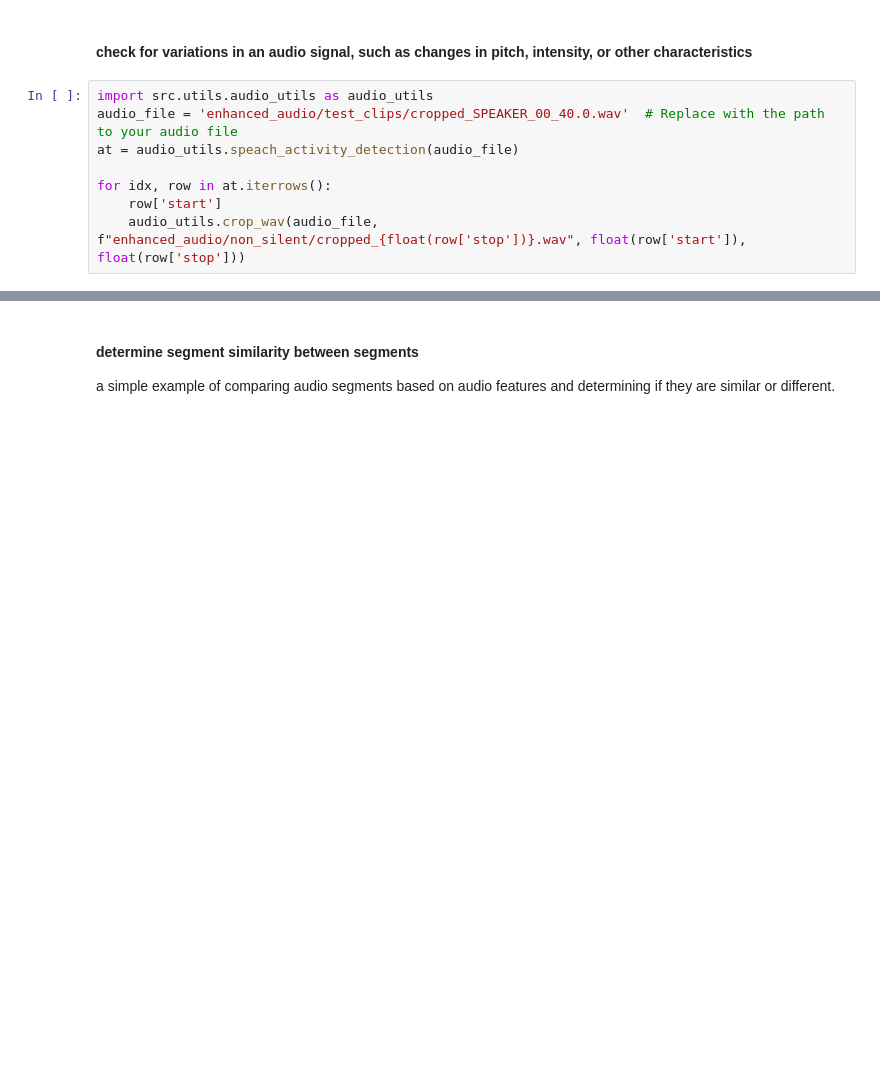
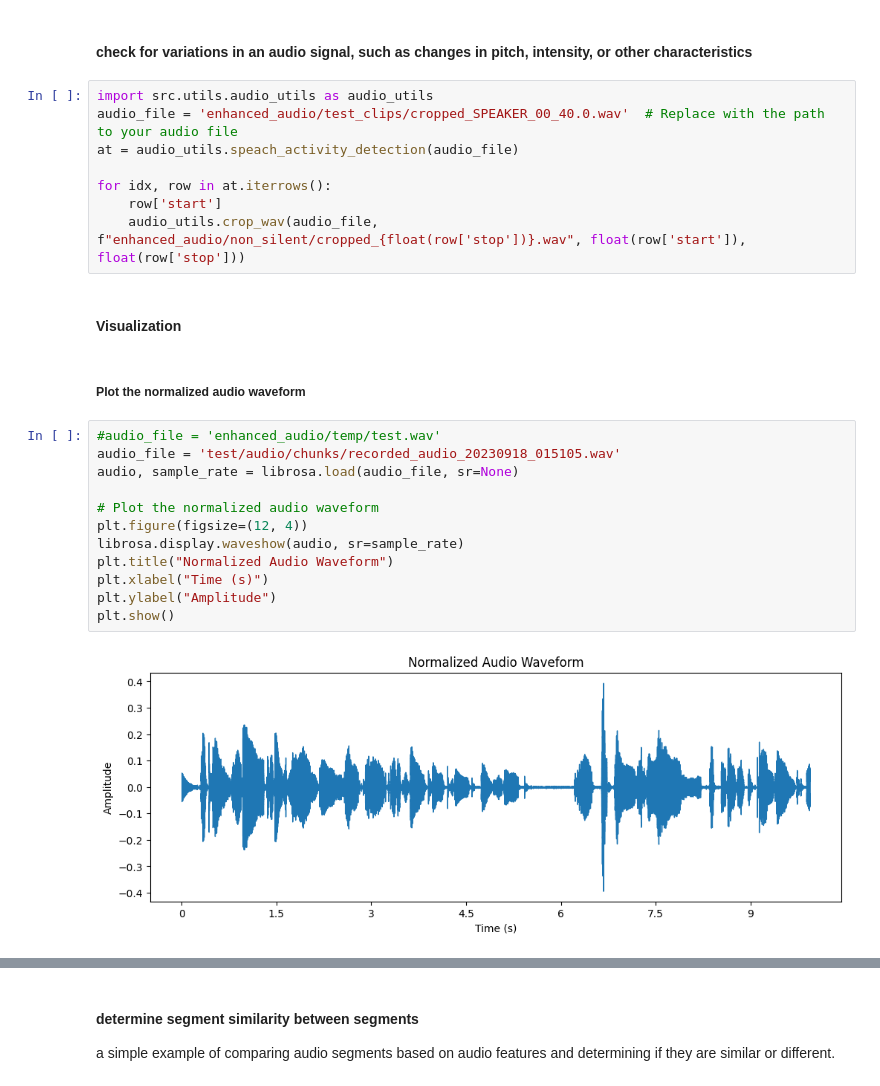
Before and after one commit to spartanGhost17/speaker_diarization, a Jupyter notebook: misc-analysis.ipynb, the cells around one changed output, grey strips where cells are left out. Drawn from its saved outputs; the diff is of its cells as text; blank space fills up the shorter version.

```diff
--- a/misc-analysis.ipynb
+++ b/misc-analysis.ipynb
@@ -1372,3 +1374,21 @@ at = audio_utils.speach_activity_detection(audio_file)
 for idx, row in at.iterrows():
     row['start']
     audio_utils.crop_wav(audio_file, f"enhanced_audio/non_silent/cropped_{float(row['stop'])}.wav", float(row['start']), float(row['stop']))
+# %% [markdown]
+#### Visualization
+# %% [markdown]
+##### Plot the normalized audio waveform
+# %%
+#audio_file = 'enhanced_audio/temp/test.wav'
+audio_file = 'test/audio/chunks/recorded_audio_20230918_015105.wav'
+audio, sample_rate = librosa.load(audio_file, sr=None)
+
+# Plot the normalized audio waveform
+plt.figure(figsize=(12, 4))
+librosa.display.waveshow(audio, sr=sample_rate)
+plt.title("Normalized Audio Waveform")
+plt.xlabel("Time (s)")
+plt.ylabel("Amplitude")
+plt.show()
+# %% [output]
+[figure, added]
```
Also changed, not shown: parts of 16 cells of this notebook, 9 other files.
